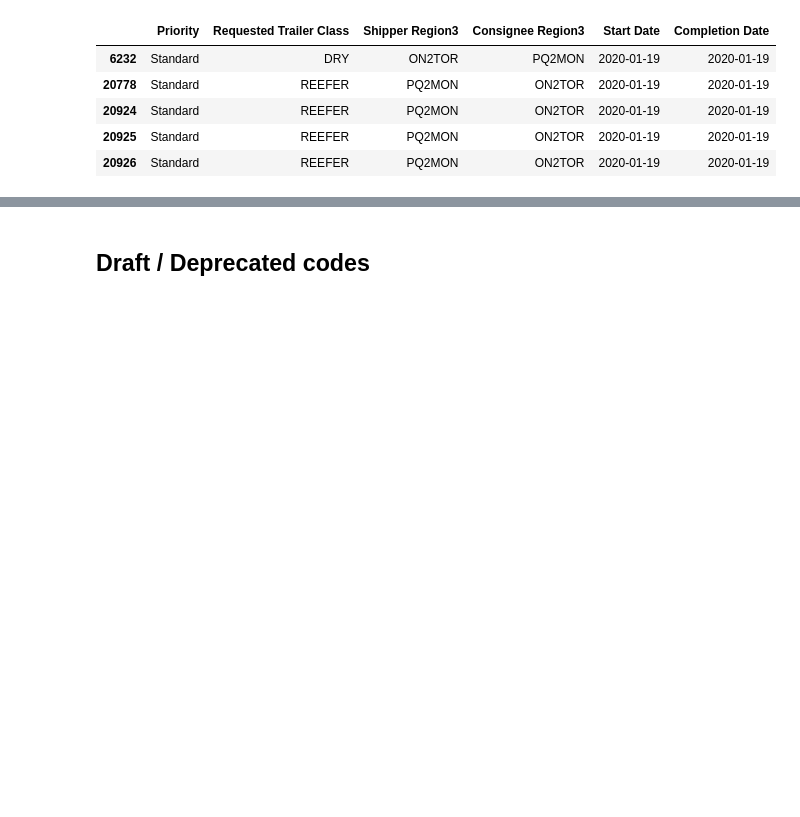
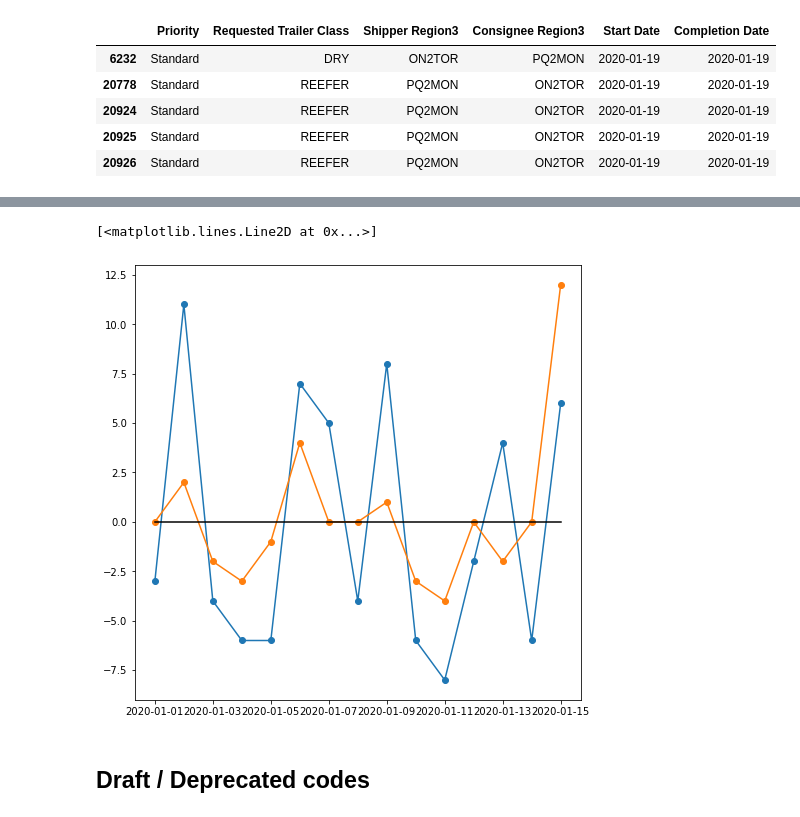
Before and after one commit to tranndt/ml-usra2021-NexusDataChallengeBison, a Jupyter notebook: [05-2021] Nexus Data Challenge/Jason's Notebook.ipynb, the cells around one changed output, grey strips where cells are left out. Saved outputs shown, nothing was run; the diff lists cells and outputs as text; code cells hidden in the pictures; blank space fills up the shorter version.

```diff
--- a/[05-2021] Nexus Data Challenge/Jason's Notebook.ipynb
+++ b/[05-2021] Nexus Data Challenge/Jason's Notebook.ipynb
@@ -291,0 +339,8 @@ candidate_jobs
+# %%
+startDate = pd.Timestamp(2020,1,1,0)
+endDate = pd.Timestamp(2020,1,7,0)
+
+df_sched = get_df_sched(DF_CLEAN,startDate,endDate)
+df_count = get_df_count(df_sched)[startDate:endDate]
+df_resched = df_sched.copy()
+df_recount = df_count.copy()
@@ -291,0 +371,6 @@ candidate_jobs
+# %%
+dates = df_recount.index
+date = dates[0]
+next_ = date + pd.Timedelta(days=1)
+date_imb = get_imb(df_recount,date)
+next_imb = get_imb(df_recount,next_)
@@ -291,0 +451,4 @@ candidate_jobs
+# %%
+df_count1 = df_count[startDate:endDate]
+df_recount1 = df_recount[startDate:endDate]
+pd.concat([df_count1,df_recount1],axis=1)
@@ -291,0 +472,15 @@ candidate_jobs
+# %%
+std = df_count1["Imbalance"].std()
+firstDate = min(df_count1.index)
+lastDate = max(df_count1.index)
+plt.figure(figsize=(8,8))
+plt.plot(df_count1.index,df_count1["Imbalance"],'-o')
+
+std = df_recount1["Imbalance"].std()
+firstDate = min(df_recount1.index)
+lastDate = max(df_recount1.index)
+plt.plot(df_recount1.index,df_recount1["Imbalance"],'-o')
+plt.plot([firstDate,lastDate],[0,0],'k-')
+# %% [output]
+[<matplotlib.lines.Line2D at 0x...>]
+[figure, added]
```
Also changed, not shown: parts of 18 cells of this notebook.
